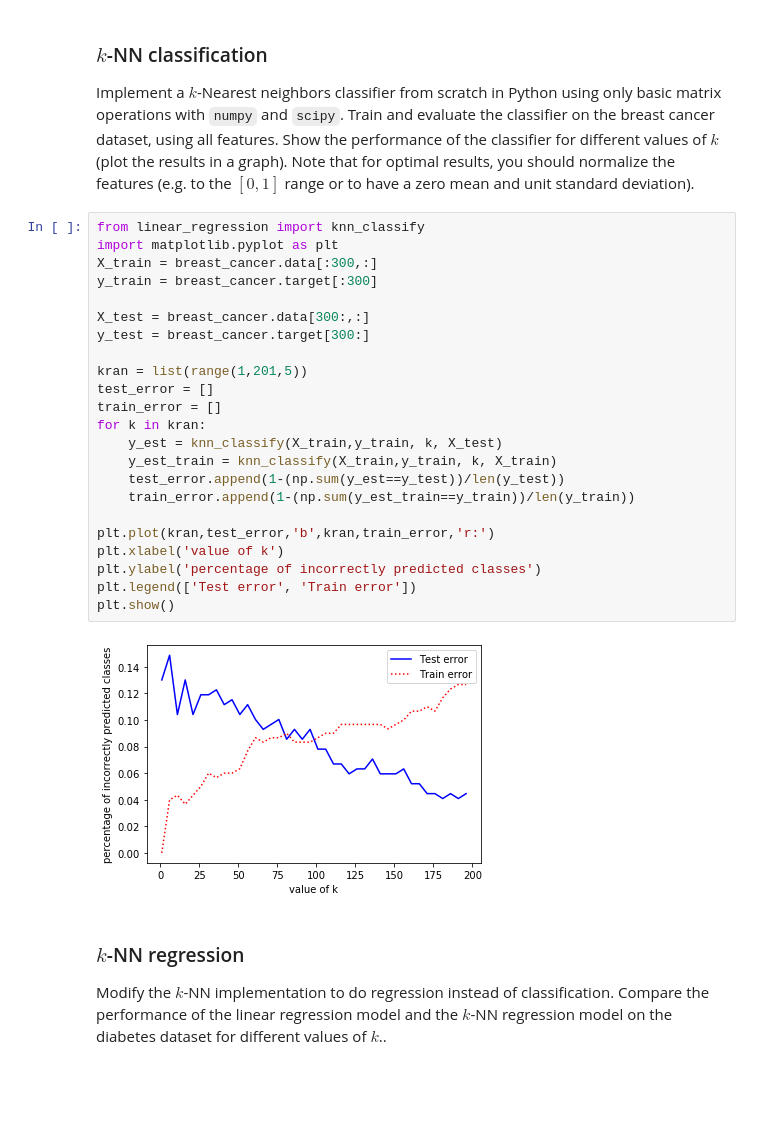
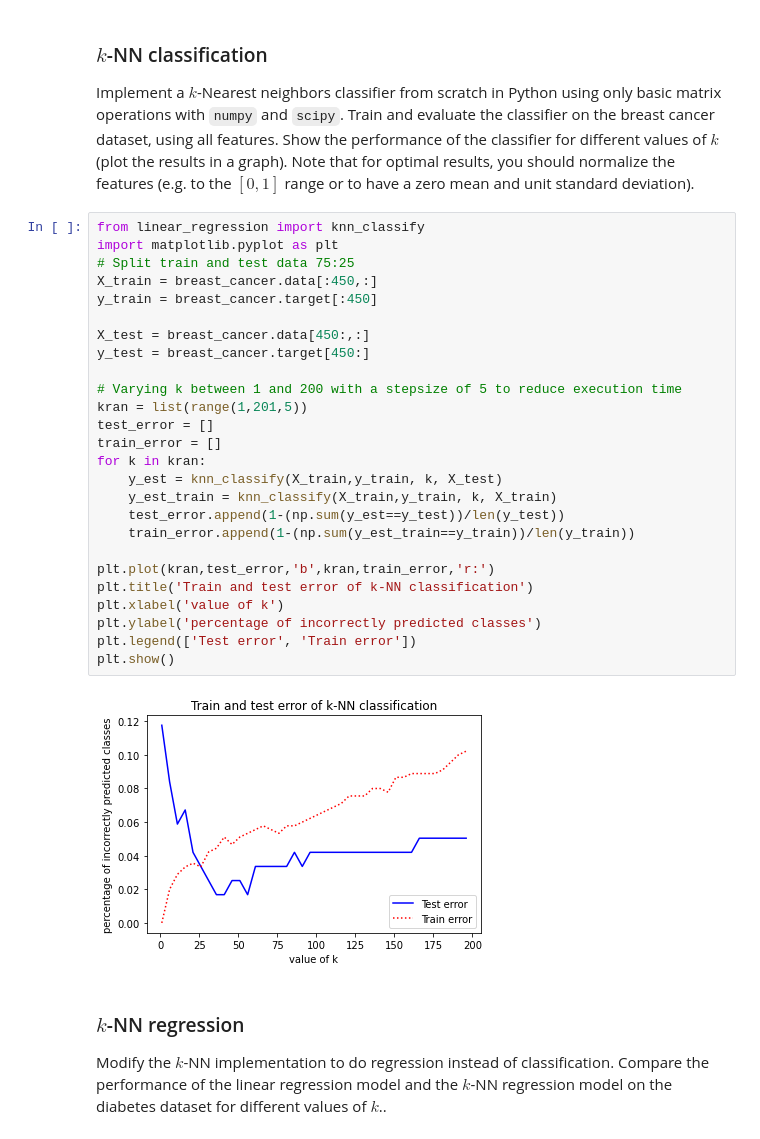
Before and after one commit to max-de-rooij/8dm50-machine-learning, a Jupyter notebook: practicals/week_1.ipynb, the cells around one changed output. Drawn from its saved outputs; the diff is of its cells as text; blank space fills up the shorter version.

Commit message:
Ivana's changes week 1
Answered CCP question, changed train to 75% for breast cancer (same ratio as used for diabetes), added titles to plots.

```diff
--- a/practicals/week_1.ipynb
+++ b/practicals/week_1.ipynb
@@ -175,28 +175,31 @@ Implement a $k$-Nearest neighbors classifier from scratch in Python using only b
 # %%
 from linear_regression import knn_classify
 import matplotlib.pyplot as plt
-X_train = breast_cancer.data[:300,:]
-y_train = breast_cancer.target[:300]
+# Split train and test data 75:25
+X_train = breast_cancer.data[:450,:]
+y_train = breast_cancer.target[:450]
 
-X_test = breast_cancer.data[300:,:]
-y_test = breast_cancer.target[300:]
+X_test = breast_cancer.data[450:,:]
+y_test = breast_cancer.target[450:]
 
+# Varying k between 1 and 200 with a stepsize of 5 to reduce execution time
 kran = list(range(1,201,5))
 test_error = []
 train_error = []
 for k in kran:
     y_est = knn_classify(X_train,y_train, k, X_test)
     y_est_train = knn_classify(X_train,y_train, k, X_train)
     test_error.append(1-(np.sum(y_est==y_test))/len(y_test))
     train_error.append(1-(np.sum(y_est_train==y_train))/len(y_train))
 
 plt.plot(kran,test_error,'b',kran,train_error,'r:')
+plt.title('Train and test error of k-NN classification')
 plt.xlabel('value of k')
 plt.ylabel('percentage of incorrectly predicted classes')
 plt.legend(['Test error', 'Train error'])
 plt.show()
 # %% [output]
-[figure, old version]
+[figure, new version]
 # %% [markdown]
 ### $k$-NN regression
 
```
Also changed, not shown: parts of 5 cells of this notebook.
